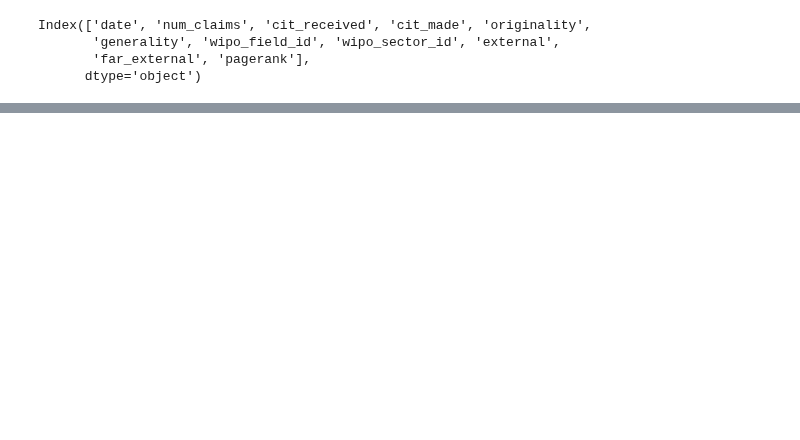
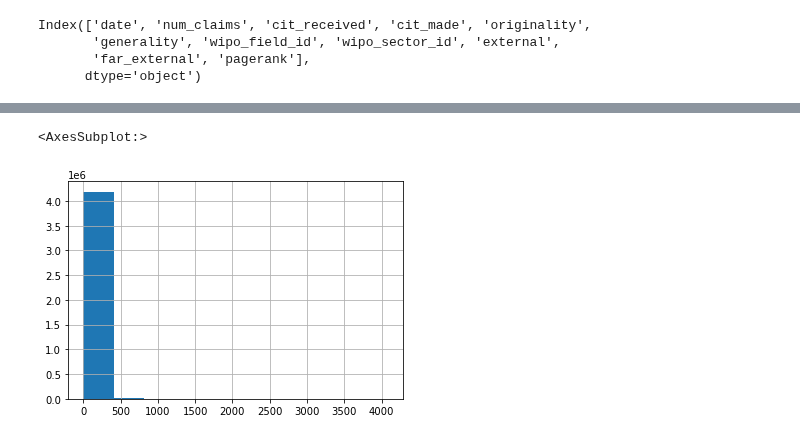
Before and after one commit to rsdias/patent_analysis, a Jupyter notebook: data_analysis.ipynb, the cells around one changed output, grey strips where cells are left out. Saved outputs shown, nothing was run; the diff lists cells and outputs as text; code cells hidden in the pictures; blank space fills up the shorter version.

```diff
--- a/data_analysis.ipynb
+++ b/data_analysis.ipynb
@@ -61,0 +95,5 @@ df = pd.read_parquet(src)
+# %%
+df.cit_received.hist()
+# %% [output]
+<AxesSubplot:>
+[figure, added]
```
Also changed, not shown: parts of 23 cells of this notebook, 3 other files.
